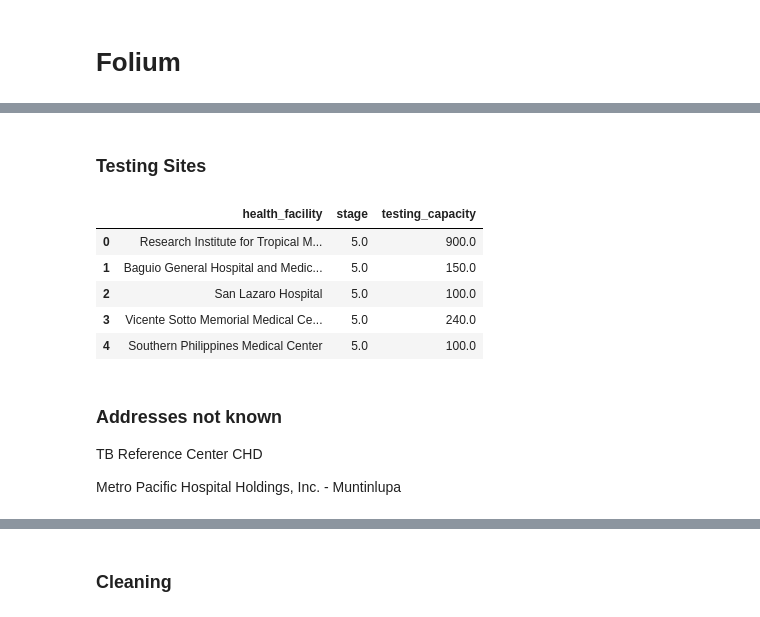
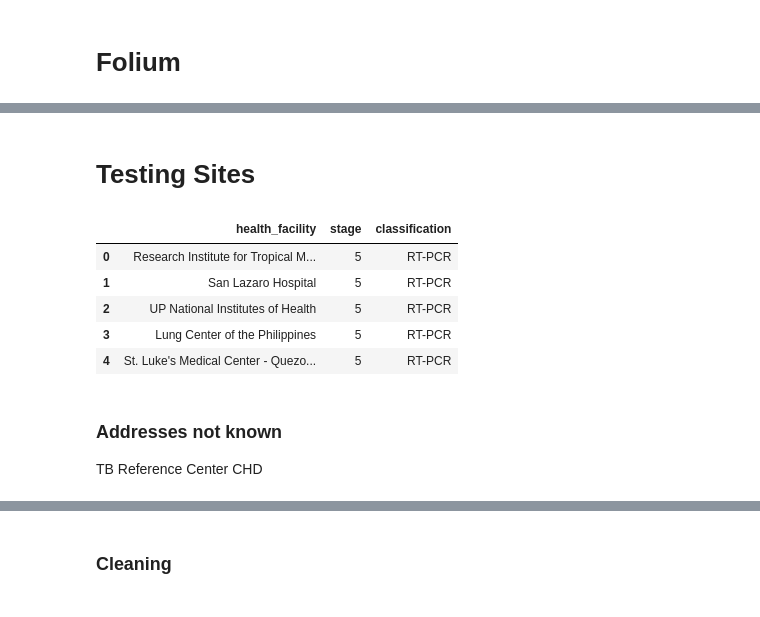
Before and after one commit to ValAnthonyB/COVID19_PH_Project, a Jupyter notebook: data_from_DOH_gsheets.ipynb, the cells around one changed output, grey strips where cells are left out. Saved outputs shown, nothing was run; the diff lists cells and outputs as text; code cells hidden in the pictures.

```diff
--- a/data_from_DOH_gsheets.ipynb
+++ b/data_from_DOH_gsheets.ipynb
@@ -986,24 +1141,22 @@ m
 # %%
 m.save('images/cases_interactive.html')
 # %% [markdown]
-### Testing Sites
+# Testing Sites
 # %%
 df_testing_sites = pd.read_csv('Raw Data/laboratories.csv')
-orig_names = df_testing_sites.health_facility.copy()
+df_testing_sites = df_testing_sites[(df_testing_sites.stage==5) | (df_testing_sites.stage==4) | (df_testing_sites.stage==3)]
 df_testing_sites.head()
 # %% [output]
-|  | health_facility | stage | testing_capacity |
-| 0 | Research Institute for Tropical M... | 5.0 | 900.0 |
-| 1 | Baguio General Hospital and Medic... | 5.0 | 150.0 |
-| 2 | San Lazaro Hospital | 5.0 | 100.0 |
-| 3 | Vicente Sotto Memorial Medical Ce... | 5.0 | 240.0 |
-| 4 | Southern Philippines Medical Center | 5.0 | 100.0 |
+|  | health_facility | stage | classification |
+| 0 | Research Institute for Tropical M... | 5 | RT-PCR |
+| 1 | San Lazaro Hospital | 5 | RT-PCR |
+| 2 | UP National Institutes of Health | 5 | RT-PCR |
+| 3 | Lung Center of the Philippines | 5 | RT-PCR |
+| 4 | St. Luke's Medical Center - Quezo... | 5 | RT-PCR |
 # %% [markdown]
 ### Addresses not known
 
 TB Reference Center CHD
-
-Metro Pacific Hospital Holdings, Inc. - Muntinlupa
 # %%
 # Removing
 
```
Also changed, not shown: parts of 51 cells of this notebook, 33 other files.
